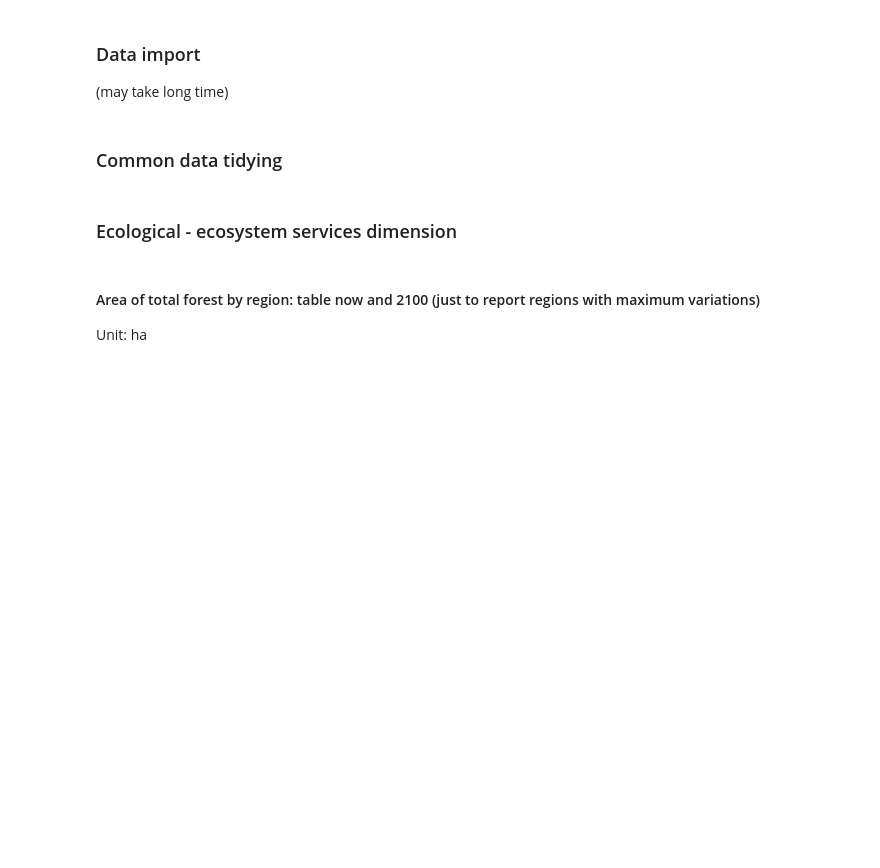
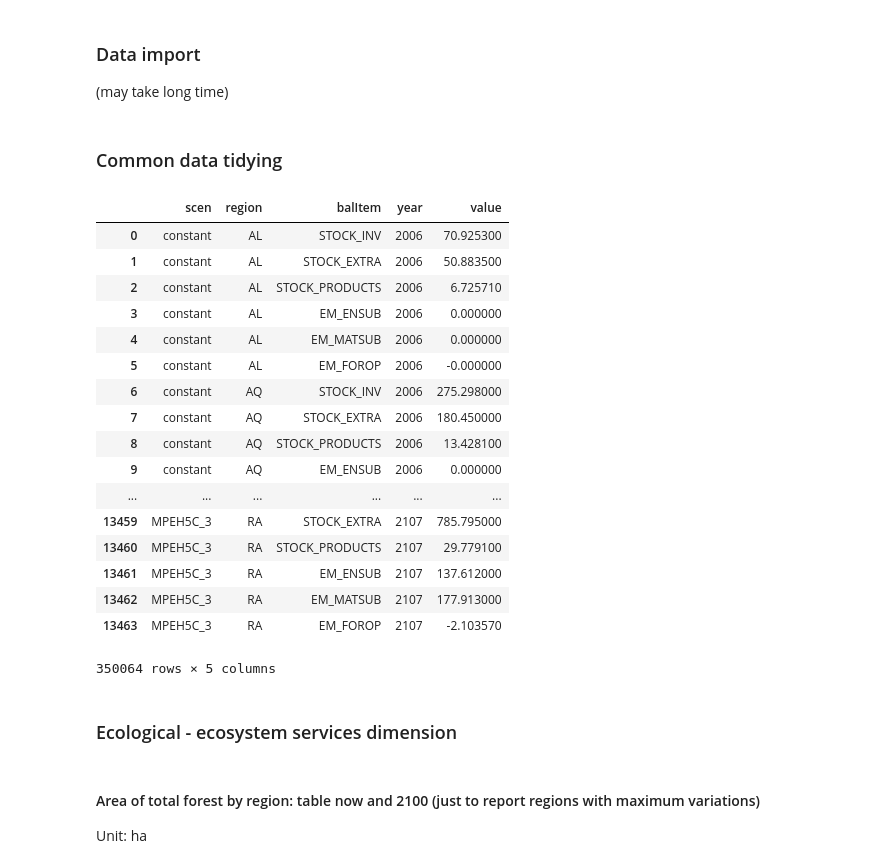
Before and after one commit to LEFNancy/ffsm_pp, a Jupyter notebook: 00_private/2015_oracle/data/output/parser_oracle.ipynb, the cells around one changed output. Saved outputs shown, nothing was run; the diff lists cells and outputs as text; code cells hidden in the pictures; blank space fills up the shorter version.

```diff
--- a/00_private/2015_oracle/data/output/parser_oracle.ipynb
+++ b/00_private/2015_oracle/data/output/parser_oracle.ipynb
@@ -99,10 +99,31 @@ carbonDataReg = carbonDataReg.drop(['country'],axis=1) # we don't want this colu
 # %%
 forestDataReg['spGroup'] = forestDataReg['forType']
 forestDataReg.replace({'spGroup': fgroup_map}, inplace=True) # doesn't work on index, only on a column
+forestDataReg.replace({'region': regions_map_id_to_short}, inplace=True)
+productDataReg.replace({'region': regions_map_id_to_short}, inplace=True)
+productDataReg.replace({'freeDim': regions_map_id_to_short}, inplace=True)
+carbonDataReg.replace({'region': regions_map_id_to_short}, inplace=True)
 
-#forestDataReg.replace({'region': regions_map}, inplace=True)
-#productDataReg.replace({'region': regions_map}, inplace=True)
 productDataReg['prodLev'] = np.where(productDataReg['prod'].isin(['hardWRoundW', 'softWRoundW', 'pulpWFuelW','ashRoundW']), 'priProd', 'secProd')
+# %% [output]
+|  | scen | region | balItem | year | value |
+| 0 | constant | AL | STOCK_INV | 2006 | 70.925300 |
+| 1 | constant | AL | STOCK_EXTRA | 2006 | 50.883500 |
+| 2 | constant | AL | STOCK_PRODUCTS | 2006 | 6.725710 |
+| 3 | constant | AL | EM_ENSUB | 2006 | 0.000000 |
+| 4 | constant | AL | EM_MATSUB | 2006 | 0.000000 |
+| 5 | constant | AL | EM_FOROP | 2006 | -0.000000 |
+| 6 | constant | AQ | STOCK_INV | 2006 | 275.298000 |
+| 7 | constant | AQ | STOCK_EXTRA | 2006 | 180.450000 |
+| 8 | constant | AQ | STOCK_PRODUCTS | 2006 | 13.428100 |
+| 9 | constant | AQ | EM_ENSUB | 2006 | 0.000000 |
+| ... | ... | ... | ... | ... | ... |
+| 13459 | MPEH5C_3 | RA | STOCK_EXTRA | 2107 | 785.795000 |
+| 13460 | MPEH5C_3 | RA | STOCK_PRODUCTS | 2107 | 29.779100 |
+| 13461 | MPEH5C_3 | RA | EM_ENSUB | 2107 | 137.612000 |
+| 13462 | MPEH5C_3 | RA | EM_MATSUB | 2107 | 177.913000 |
+| 13463 | MPEH5C_3 | RA | EM_FOROP | 2107 | -2.103570 |
+350064 rows × 5 columns
 # %% [markdown]
 ### Ecological - ecosystem services dimension ###
 # %% [markdown]
```
Also changed, not shown: parts of 22 cells of this notebook, 13 other files.
